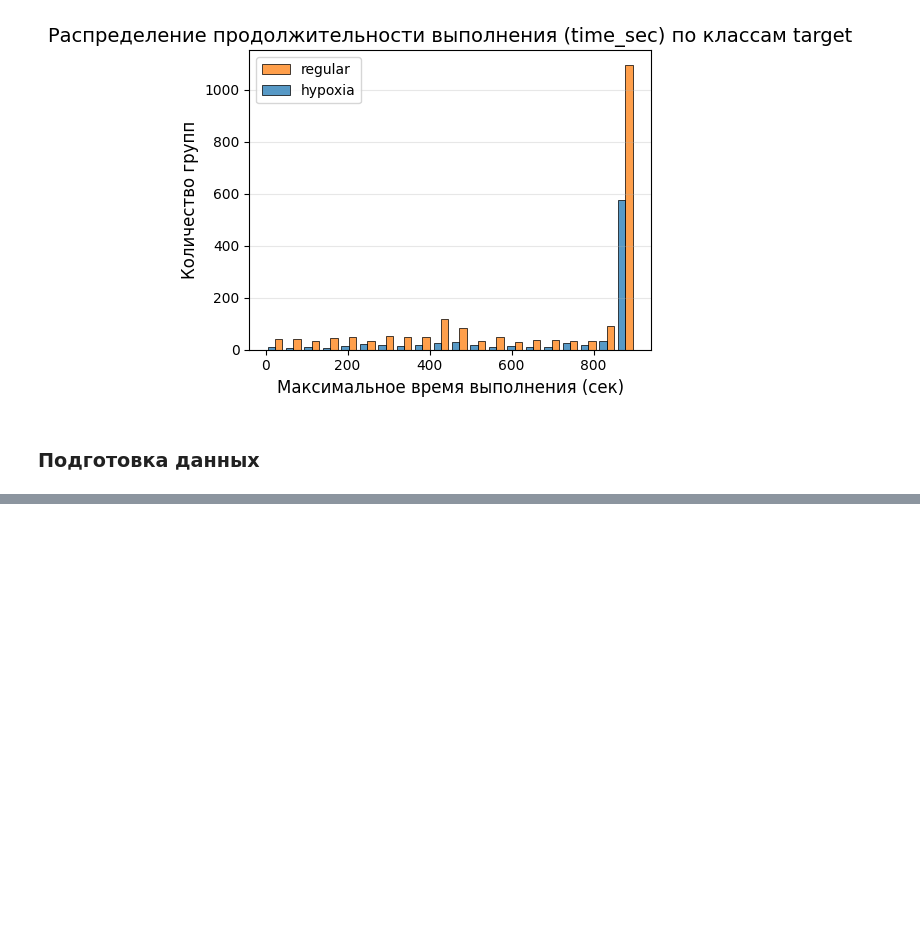
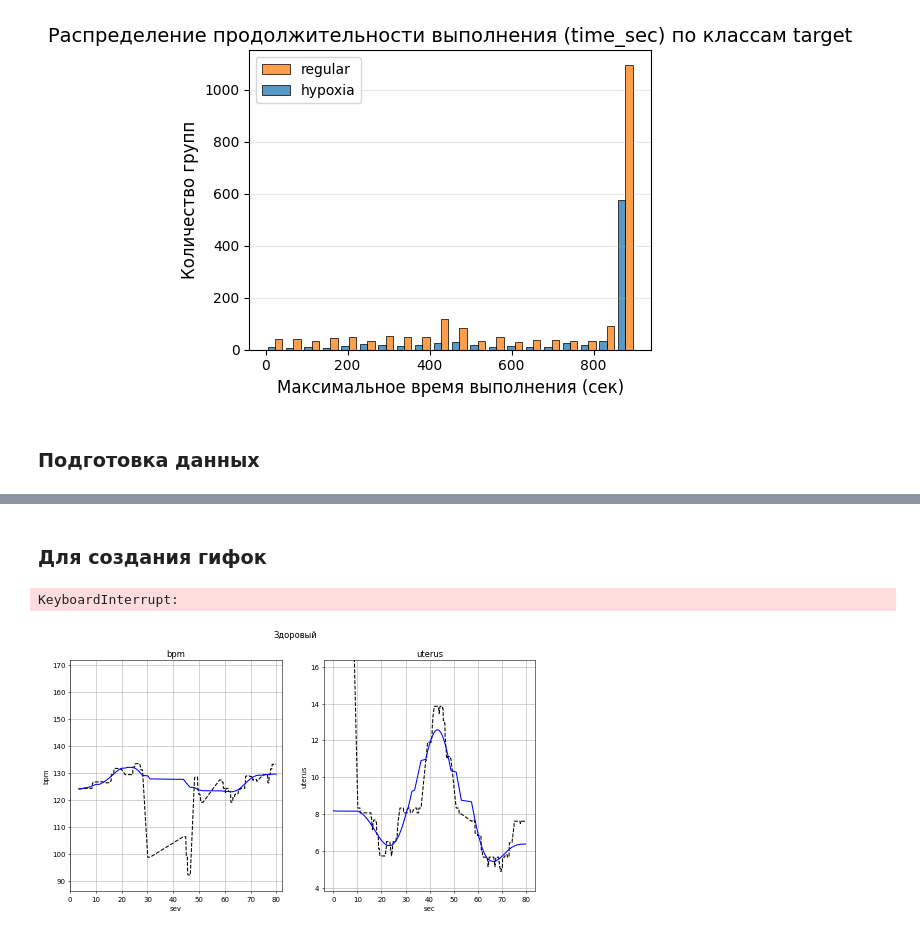
Before and after one commit to Krimson-Sun/fetal-monitory, a Jupyter notebook: data_analysis.ipynb, the cells around one changed output, grey strips where cells are left out. Saved outputs shown, nothing was run; the diff lists cells and outputs as text; code cells hidden in the pictures; blank space fills up the shorter version.

```diff
--- a/data_analysis.ipynb
+++ b/data_analysis.ipynb
@@ -367,0 +546,74 @@ plt.show()
+# %% [markdown]
+### Для создания гифок
+# %%
+import numpy as np
+import matplotlib.pyplot as plt
+from matplotlib.animation import FuncAnimation
+
+bpm_data = combined_df[combined_df['file_path'] == 'data\\regular\\5\\bpm\\20250909-00400004_1.csv']
+uc_data = combined_df[combined_df['file_path'] == 'data\\regular\\5\\uterus\\20250909-00400004_2.csv']
+
+# Создаем фигуру с двумя subplot'ами
+fig, (ax1, ax2) = plt.subplots(1, 2, figsize=(12, 6), dpi=50)
+fig.suptitle('Здоровый')
+
+# Инициализация графиков для каждого subplot
+line11, = ax1.plot([], [],'k--')
+line12, = ax1.plot([], [],'b-')
+
+line21, = ax2.plot([], [],'k--')
+line22, = ax2.plot([], [],'b-')
+
+# Настройки для первого subplot
+ax1.set_title('bpm')
+ax1.set_xlabel('sev')
+ax1.set_ylabel('bpm')
+ax1.grid(True)
+
+# Настройки для второго subplot
+ax2.set_title('uterus')
+ax2.set_xlabel('sec')
+ax2.set_ylabel('uterus')
+ax2.grid(True)
+
+i = 10
+def update(frame):
+
+    global i
+    data_bpm_batch = bpm_data[bpm_data['time_sec'] < i*2]
+    data_uc_batch = uc_data[uc_data['time_sec'] < i*2]
+    bpm_filtered, uterus_filtered = filter_physiological_signals(data_bpm_batch, data_uc_batch)
+    i+=1
+
+    line11.set_data(data_bpm_batch['time_sec'], data_bpm_batch['value'])
+    line12.set_data(bpm_filtered['time_sec'], bpm_filtered['value'])
+    ax1.relim()
+    ax1.autoscale_view()
+    ax1.set_ylim([min(bpm_filtered['value'])*0.7, max(bpm_filtered['value'])*1.3])
+    ax1.set_xlim([0, i*2])
+
+    line21.set_data(data_uc_batch['time_sec'], data_uc_batch['value'])
+    line22.set_data(uterus_filtered['time_sec'], uterus_filtered['value'])
+    ax2.relim()
+    ax2.autoscale_view()
+    ax2.set_ylim([min(uterus_filtered['value'])*0.7, max(uterus_filtered['value'])*1.3])
+    ax1.set_xlim([0, i*2])
+
+    return line11, line12, line21, line22
+
+# Создание анимации
+ani = FuncAnimation(
+    fig,
+    update,
+    frames=100,       # Количество кадров
+    interval=100,      # Задержка между кадрами (мс)
+    blit=True         # Оптимизация для ускорения
+)
+
+# Сохранение как GIF
+ani.save('regular1.gif', writer='pillow')
+
+print("Гифка с двумя subplot'ами успешно сохранена как two_subplots_animation.gif")
+# %% [output]
+KeyboardInterrupt:
+[figure, added]
```
Also changed, not shown: parts of 9 cells of this notebook, 2 other files.
